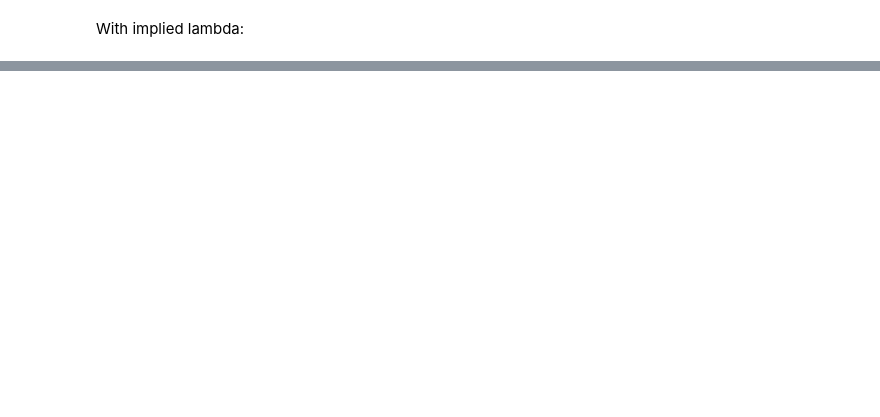
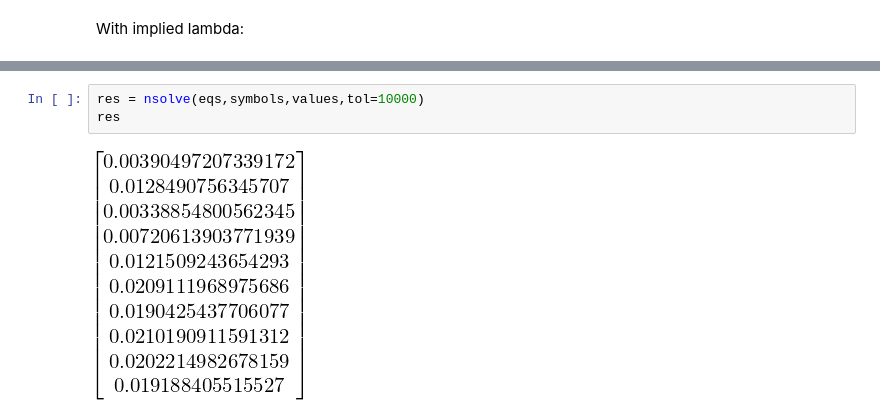
Before and after one commit to pchr8/math3-jupyter, a Jupyter notebook: NichtLin.ipynb, the cells around one changed output, grey strips where cells are left out. Drawn from its saved outputs; the diff is of its cells as text; blank space fills up the shorter version.

```diff
--- a/NichtLin.ipynb
+++ b/NichtLin.ipynb
@@ -141,0 +214,5 @@ nsolve((k1,k2,m,zg1,zg2,zg3),(q1,q2,q3,la1,la2,la3),(0.01,0.001,0.01,0.022,0.022
+# %%
+res = nsolve(eqs,symbols,values,tol=10000)
+res
+# %% [output]
+[figure, added]
```
Also changed, not shown: parts of 18 cells of this notebook, 1 other file.
